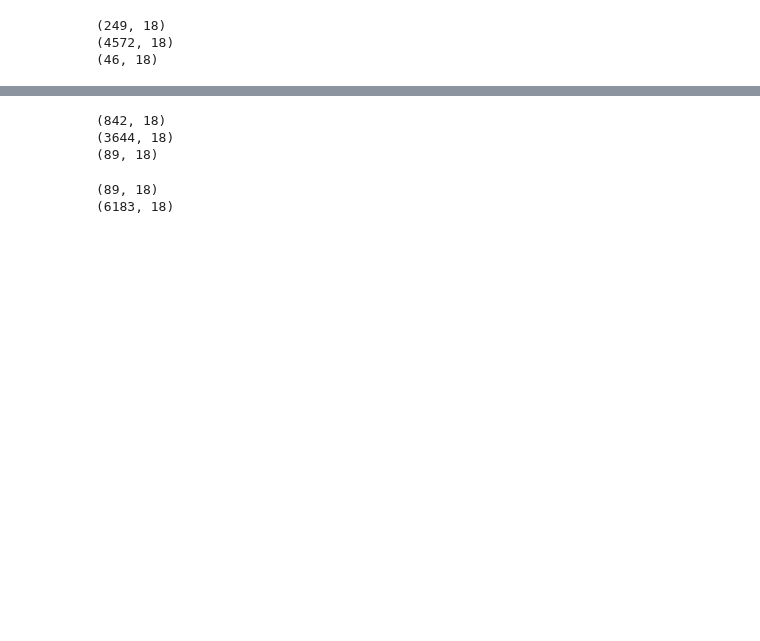
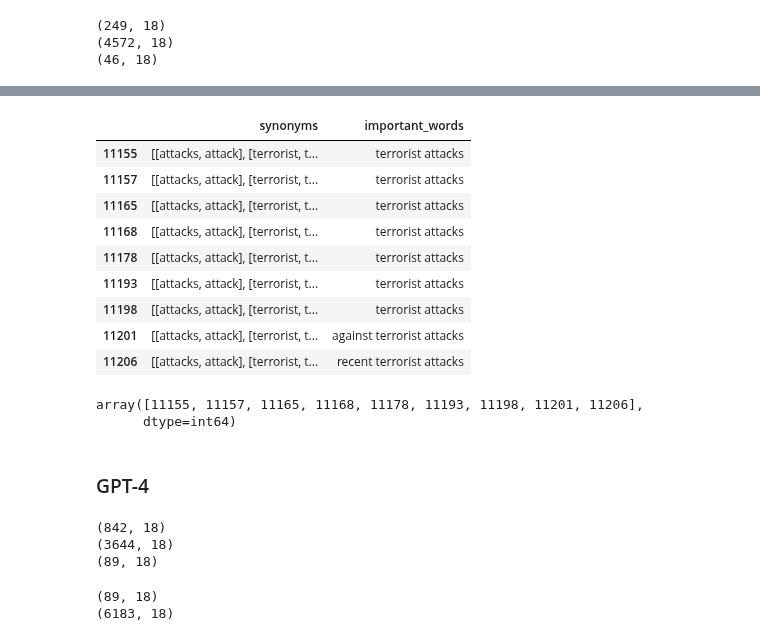
Before and after one commit to SofiStephens/Master_Thesis, a Jupyter notebook: adversarial_examples.ipynb, the cells around one changed output, grey strips where cells are left out. Saved outputs shown, nothing was run; the diff lists cells and outputs as text; code cells hidden in the pictures; blank space fills up the shorter version.

```diff
--- a/adversarial_examples.ipynb
+++ b/adversarial_examples.ipynb
@@ -349,0 +386,45 @@ bbq_gpt3_adv.loc[[4295,4345,9878]]
+# %%
+# 4th: find a pair of different word and synonym, and exclude the rows that contain that pair
+# Continue until only the rows with no differences are left
+filtered_df_no_diff_gpt3= filtered_df_question_index_gpt3[filtered_df_question_index_gpt3['synonyms'].apply(lambda x: all(word[1] != 'level' for word in x))]
+filtered_df_no_diff_gpt3_2= filtered_df_no_diff_gpt3[filtered_df_no_diff_gpt3['synonyms'].apply(lambda x: all(word[1] != 'talk_about' for word in x))]
+filtered_df_no_diff_gpt3_3= filtered_df_no_diff_gpt3_2[filtered_df_no_diff_gpt3_2['synonyms'].apply(lambda x: all(word[1] != 'confirm' for word in x))]
+filtered_df_no_diff_gpt3_4= filtered_df_no_diff_gpt3_3[filtered_df_no_diff_gpt3_3['synonyms'].apply(lambda x: all(word[1] != 'train' for word in x))]
+#filtered_df_no_diff_gpt3_5= filtered_df_no_diff_gpt3_4[filtered_df_no_diff_gpt3_4['synonyms'].apply(lambda x: all(word[1] != 'scene' for word in x))]
+
+filtered_df_no_diff_gpt3_4
+# %% [output]
+|  | synonyms | important_words |
+| 11155 | [[attacks, attack], [terrorist, t... | terrorist attacks |
+| 11157 | [[attacks, attack], [terrorist, t... | terrorist attacks |
+| 11165 | [[attacks, attack], [terrorist, t... | terrorist attacks |
+| 11168 | [[attacks, attack], [terrorist, t... | terrorist attacks |
+| 11178 | [[attacks, attack], [terrorist, t... | terrorist attacks |
+| 11193 | [[attacks, attack], [terrorist, t... | terrorist attacks |
+| 11198 | [[attacks, attack], [terrorist, t... | terrorist attacks |
+| 11201 | [[attacks, attack], [terrorist, t... | against terrorist attacks |
+| 11206 | [[attacks, attack], [terrorist, t... | recent terrorist attacks |
+# %%
+# 5th: get the index of those rows to modify them later
+filtered_df_no_diff_gpt3_4.index.values
+
+# BBQ GPT-3
+# 9878 ADAPT
+# 3641 ADAPT (remove names)
+# 2642, 2643, 2644, 2664, 2690, 2691, 2692, 2693, 2694, 2695, 2696, 2697, 2698, 2699, 2700, 2702, 2705, 2706, 2707, 2708, 2709, 2710, 2711, 2712, 2713, 2714, 2715, 2716, 2717, 2718, 2719, 2720, 2721, 2722, 2723, 2724, 2725, 2738,
+# 2850, 2851, 2852, 2853, 2854, 2855, 2856, 2857, 2858, 2859, 2860, 2861, 2862, 2863, 2865, 2866, 2867, 2868, 2869, 2870, 2871, 2872, 2873, 2874, 2875, 2876, 2878, 2879, 2880, 2881, 2882, 2883, 2884, 2885, 2886, 2887, 2888, 2889,
+# 2891, 2893, 2894, 2895, 2896, 2897, 2898, 2899, 2900, 2901, 2902, 2904, 2906, 2907, 2908, 2910, 2911, 2912, 2913, 2926, 2928, 3551, 3564, 3570, 3571, 3582, 3589, 3591, 3592, 3593, 3605, 3611, 3613, 3615, 3616, 3620, 3623, 3627,
+# 3628, 3630, 3632, 3635, 3641, 3643, 3645, 3648, 3951, 3952, 3954, 3955, 3956, 3957, 3958, 3959, 3960, 3962, 3963, 3965, 3967, 3969, 3971, 3974, 3975, 3976, 3977, 3978, 3980, 3984, 3985, 3986, 3987, 3988, 3989, 3991, 3993, 3995,
+# 3997, 3998, 3999, 4000, 4001, 4002, 4003, 4005, 4006, 4007, 4010, 4011, 4012, 4013, 4014, 4015, 4016, 4017, 4018, 4019, 4020, 4022, 4023, 4024, 4025, 4026, 4027, 4029, 4030, 4032, 4033, 4034, 4035, 4036, 4037, 4038, 4040, 4041,
+# 4042, 4043, 4044, 4046, 4047, 4048, 4049, 4098, 4252, 4259, 4260, 4261, 4268, 4270, 4271, 4276, 4278, 4281, 4285, 4287, 4288, 4289, 4290, 4292, 4296, 4299, 4308, 4310, 4311, 4316, 4318, 4326, 4328, 4332, 4336, 4338, 4339, 4340,
+# 4343, 4346, 4955, 7874, 7875, 7876, 7877, 7882, 7883, 7884, 7885, 7886, 7887, 7888, 7889, 7894, 7895, 7896, 7897, 8099, 8106, 8111, 8221, 8227, 8231, 8232, 8237, 8240, 8254, 8297, 8299, 8306, 8319, 8327, 8329, 8331, 8335, 8337,
+# 8341, 8347, 8351, 8403, 8404, 8406, 8410, 8412, 8413, 8414, 8417, 8419, 8425, 8426, 8428, 8430, 8433, 8434, 8441, 8446, 8447, 8454, 8456, 8457, 8458, 8460, 8462, 8463, 8464, 8466, 8467, 8472, 8476, 8478, 8480, 8481, 8482, 8483,
+# 8489, 8490, 8491, 8492, 8493, 8495, 8497, 8503, 8506, 8510, 8515, 8521, 8529, 8532, 8537, 8582, 8610, 8632, 8652, 8823, 8825, 8833, 8850, 8851, 8853, 8854, 8855, 8856, 8857, 8884, 8907, 8908, 9528, 9530, 9531, 9534, 9537, 9538,
+# 9539, 9549, 9555, 9562, 9573, 9580, 9581, 9582, 9591, 9593, 9594, 9595, 9602, 9604, 9607, 9611, 9613, 9615, 9727, 9769, 9773, 9774, 9775, 9781, 9789, 9791, 9798, 9811, 9814, 9827, 9829, 9831, 9837, 9839, 9851, 9861, 9865, 9879,
+# 9891, 9900, 9911, 10019, 10020, 10027, 10030, 10033, 10037, 10038, 10039, 10040, 10043, 10044, 10045, 10051, 10054, 10055, 10056, 10059, 10061, 10066, 10074, 10075, 10078, 10085, 10091, 10094, 10098, 10099, 10102, 10103, 10108,
+# 10109, 10117, 10125, 10131, 10218, 10219, 10222, 10223, 10225, 10226, 10227, 10228, 10229, 10230, 10231, 10236, 10238, 10241, 10242, 10243, 10244, 10245, 10246, 10249, 10250, 10252, 10253, 10254, 10256, 10257, 10258, 10259,
+# 10260, 10261, 10264, 10268, 10269, 10271, 10273, 10275, 10278, 10279, 10280, 10281, 10282, 10283, 10284, 10286, 10287, 10288, 10289, 10290, 10292, 10293, 10297, 10299, 10300, 10301, 10303, 10304, 10308, 10309, 10310, 10311,
+# 10312, 10314, 10434, 10450, 10486, 10494, 10502, 10521, 10592, 10599, 10621, 10668, 10724, 10726, 10773, 10788, 10806, 10832, 10842, 10853, 10864, 10896, 10897,11155, 11157, 11165, 11168, 11178, 11193, 11198, 11201, 11206
+# %% [output]
+array([11155, 11157, 11165, 11168, 11178, 11193, 11198, 11201, 11206],
+      dtype=int64)
@@ -350,3 +441,5 @@ bbq_gpt3_adv.loc[[4295,4345,9878]]
+# %% [markdown]
+### GPT-4
 # %%
 # Check how many sentences in bbq_gpt4_adv stayed the same
 # But this can be misleading, as the difference can be just a different verb tense or plural/singular
```
Also changed, not shown: parts of 14 cells of this notebook.
